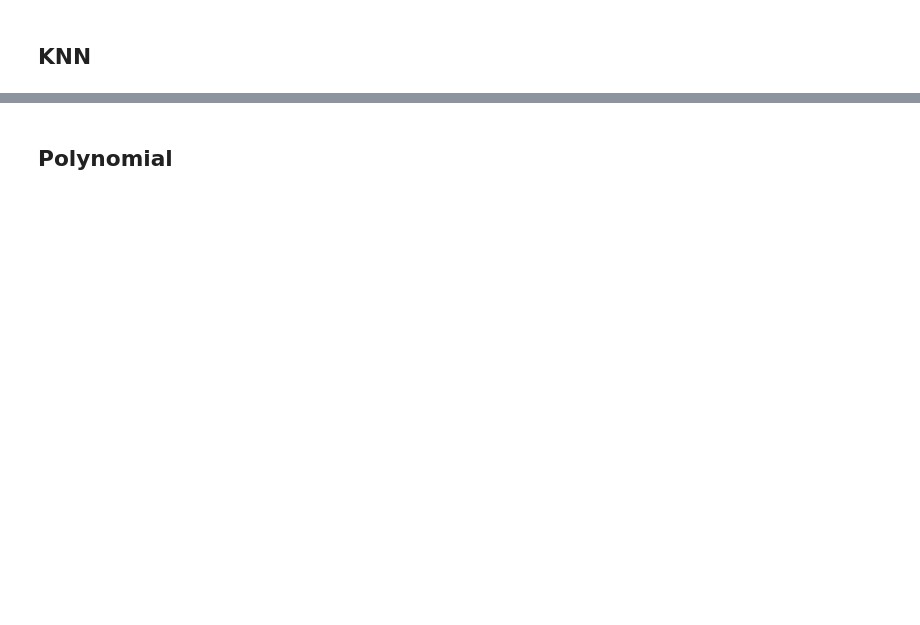
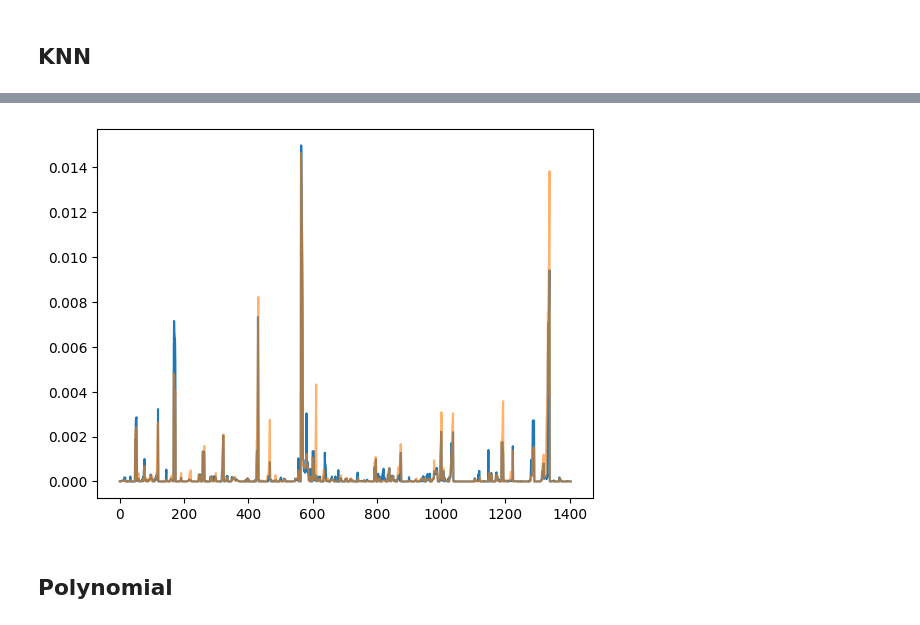
Before and after one commit to MAKEgroup/Covid_19_Propagation, a Jupyter notebook: Project/ML_Modeling.ipynb, the cells around one changed output, grey strips where cells are left out. Saved outputs shown, nothing was run; the diff lists cells and outputs as text; code cells hidden in the pictures; blank space fills up the shorter version.

```diff
--- a/Project/ML_Modeling.ipynb
+++ b/Project/ML_Modeling.ipynb
@@ -67,41 +59,27 @@ for column in df_old_min.columns:
 # now we want to join datas together
 prediction_days_count = 2
 features_list = []
-features_list_old_min = []
-features_list_old_max = []
 X_list = []
 Y_list = []
-Y_min_old_list = []
-Y_max_old_list = []
 for i in range(234): # 234 is number of countries
     for j in range(176): # 176 is number of weeks we have
         row_list = df.loc[i*176 + j, :].values.flatten().tolist()
-        row_list_old_min = df_old_min.loc[i*176 + j, :].values.flatten().tolist()
-        row_list_old_max = df_old_max.loc[i*176 + j, :].values.flatten().tolist()
         features_list.append(row_list)
-        features_list_old_min.append(row_list_old_min)
-        features_list_old_max.append(row_list_old_max)
 # print(len(features_list))
 # print((len(features_list) - prediction_days_count) + 1)
 for i in range((len(features_list) - prediction_days_count) + 1):
     fl = features_list[i]
-    fl_old_min = features_list_old_min[i]
-    fl_old_max = features_list_old_max[i]
     fl_len = len(features_list[i])
     this_population = features_list[i][fl_len - 1]
     for j in range(1, prediction_days_count):
         if this_population == features_list[i + j][fl_len - 1]:
             fl.extend(features_list[i + j])
-            fl_old_min.extend(features_list_old_min[i + j])
-            fl_old_max.extend(features_list_old_max[i + j])
         else:
             this_population = -1
             break
     if this_population != -1:
         X_list.append(fl)
         Y_list.append(features_list[(i + prediction_days_count) - 1][0])
-        Y_min_old_list.append(features_list_old_min[(i + prediction_days_count) - 1][0])
-        Y_max_old_list.append(features_list_old_max[(i + prediction_days_count) - 1][0])
 # %%
 print(len(X_list))
 print(len(Y_list))
@@ -285,3 +231,10 @@ rmse : 0.0028170040291258342
+# %%
+plt.plot(np.arange(len(y_pred)) , y_pred)
+plt.plot(np.arange(len(y_pred)) , y_te , alpha = .6)
+
+plt.show()
+# %% [output]
+[figure, added]
 # %% [markdown]
 ## Polynomial
 # %%
```
Also changed, not shown: parts of 21 cells of this notebook.
